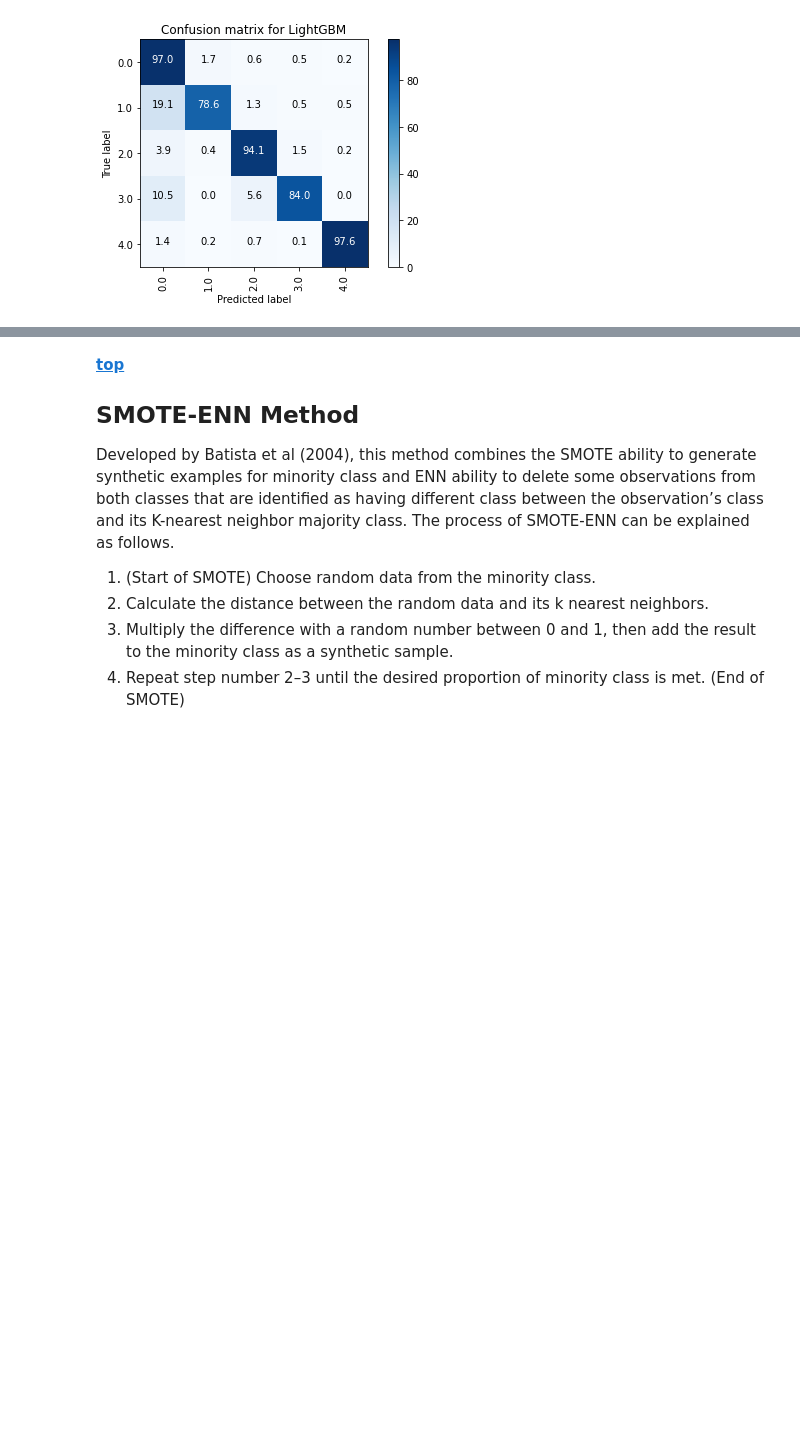
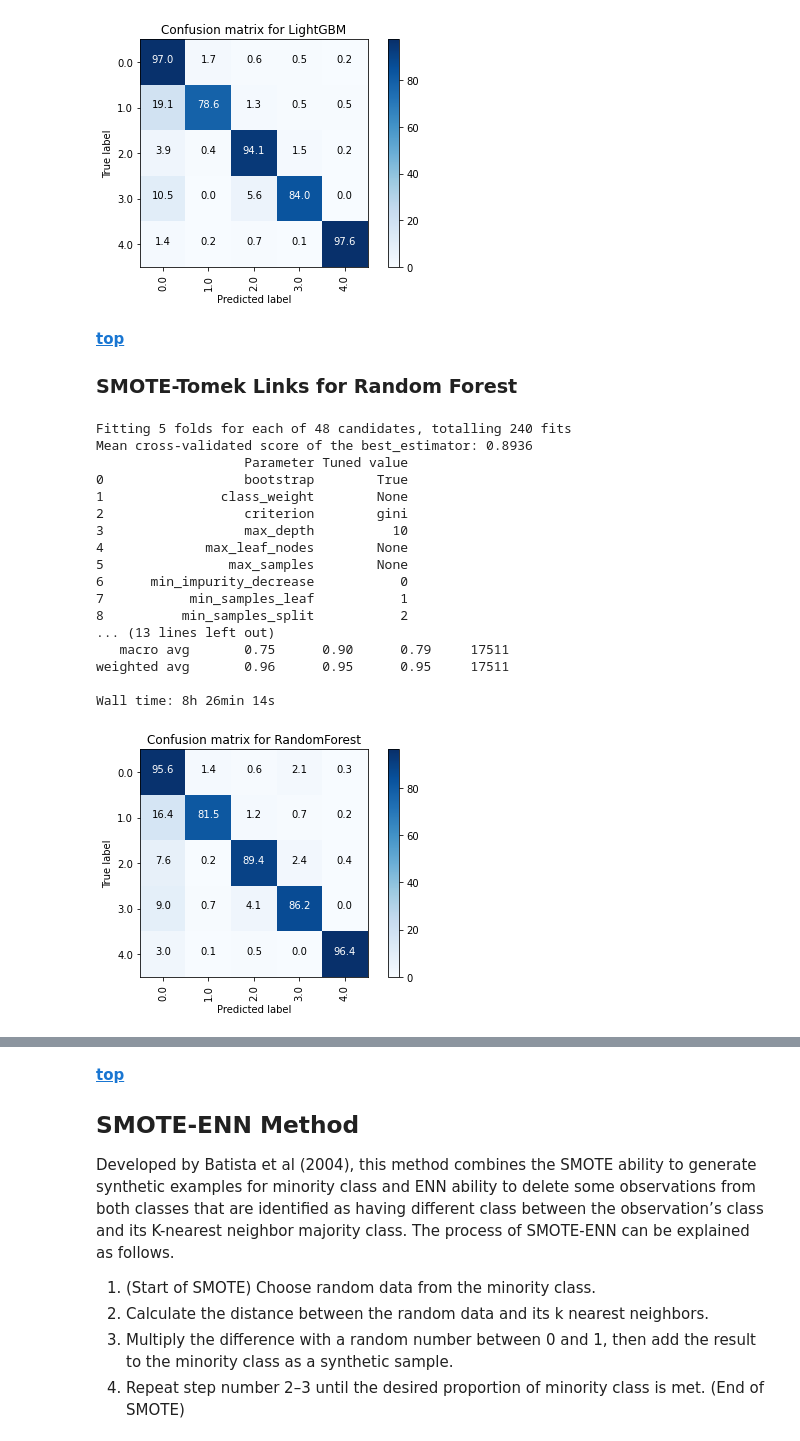
Before and after one commit to nastiag67/ecgn, a Jupyter notebook: README.ipynb, the cells around one changed output, grey strips where cells are left out. Saved outputs shown, nothing was run; the diff lists cells and outputs as text; code cells hidden in the pictures; blank space fills up the shorter version.

```diff
--- a/README.ipynb
+++ b/README.ipynb
@@ -954,3 +954,71 @@ mt.metrics_report(model_lgbm, 'LightGBM', X_test, y_test, y_train, data='test')
    macro avg       0.80      0.90      0.84     21892
 weighted avg       0.97      0.96      0.97     21892
 [figure]
+# %% [markdown]
+__[top](#Contents)__
+
+### SMOTE-Tomek Links for Random Forest
+# %%
+%%time
+from sklearn.ensemble import RandomForestClassifier
+
+name='RandomForest'
+model = RandomForestClassifier(random_state=42,
+#                               n_jobs=None,  # None
+                              )
+
+resample=SMOTETomek(tomek=TomekLinks(sampling_strategy='majority'), random_state=42)
+
+steps=[
+    ('r', resample),
+]
+
+parameters = {
+    'RandomForest__n_estimators': [100, 500],  # 100
+    'RandomForest__criterion': ['gini'],  # gini
+    'RandomForest__max_depth': [None, 5, 10],  # None
+    'RandomForest__min_samples_split': [2, 5],  # 2
+    'RandomForest__min_samples_leaf': [1, 5],  # 1
+    'RandomForest__min_weight_fraction_leaf': [0],  # 0
+#     'RandomForest__max_features': ['auto'],  # auto
+    'RandomForest__max_leaf_nodes': [None],  # None
+    'RandomForest__min_impurity_decrease': [0],  # 0
+    'RandomForest__bootstrap': [True],  # True
+    'RandomForest__oob_score': [True],  # False - only if bootstrap=True
+    'RandomForest__max_samples': [None],  # None - if bootstrap=True
+    'RandomForest__class_weight': [None, 'balanced'],  # None
+}
+
+model_rf, y_pred_rf = cls_models.checkmodel(
+                                    name,
+                                    model,
+                                    steps=steps,
+                                    parameters=parameters,
+                                    average='macro',
+                                    multiclass=True,
+                                    metric='recall',
+                                    randomized_search=False,
+                                    nfolds=5,
+                                    n_jobs=56,
+                                    save_pickle=True,
+                                    verbose=3
+                                    )
+# %% [output]
+Fitting 5 folds for each of 48 candidates, totalling 240 fits
+Mean cross-validated score of the best_estimator: 0.8936
+                   Parameter Tuned value
+0                  bootstrap        True
+1               class_weight        None
+2                  criterion        gini
+3                  max_depth          10
+4             max_leaf_nodes        None
+5                max_samples        None
+6      min_impurity_decrease           0
+7           min_samples_leaf           1
+8          min_samples_split           2
+... (13 lines left out)
+   macro avg       0.75      0.90      0.79     17511
+weighted avg       0.96      0.95      0.95     17511
+
+Wall time: 8h 26min 14s
+[figure, added]
```
Also changed, not shown: parts of 17 cells of this notebook, 32 other files.
